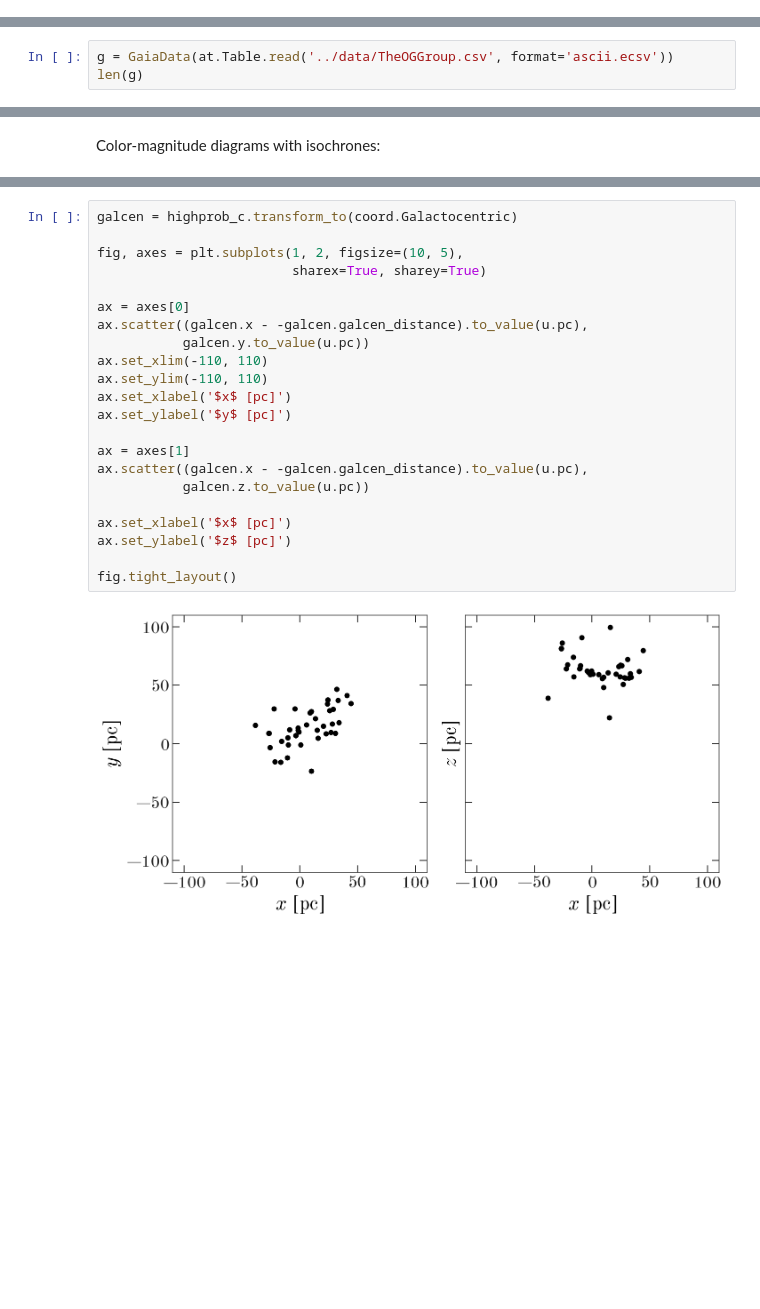
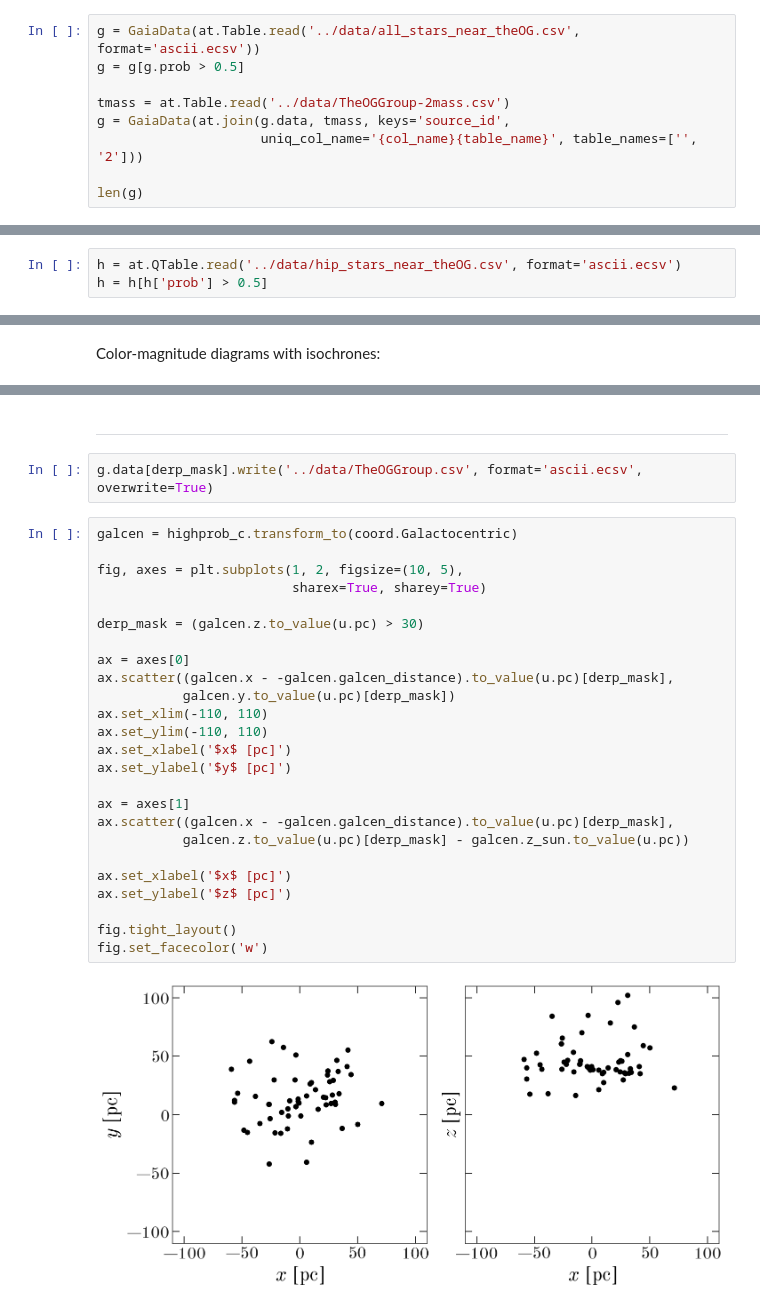
Before and after one commit to christinahedges/cuddly-system, a Jupyter notebook: notebooks/Visualize-members.ipynb, the cells around one changed output, grey strips where cells are left out. Drawn from its saved outputs; the diff is of its cells as text; blank space fills up the shorter version.

```diff
--- a/notebooks/Visualize-members.ipynb
+++ b/notebooks/Visualize-members.ipynb
@@ -20,0 +26,9 @@ from pyia import GaiaData
+# %%
+g = GaiaData(at.Table.read('../data/all_stars_near_theOG.csv', format='ascii.ecsv'))
+g = g[g.prob > 0.5]
+
+tmass = at.Table.read('../data/TheOGGroup-2mass.csv')
+g = GaiaData(at.join(g.data, tmass, keys='source_id',
+                     uniq_col_name='{col_name}{table_name}', table_names=['', '2']))
+
+len(g)
@@ -21,4 +37,4 @@ from pyia import GaiaData
 # %%
-g = GaiaData(at.Table.read('../data/TheOGGroup.csv', format='ascii.ecsv'))
-len(g)
+h = at.QTable.read('../data/hip_stars_near_theOG.csv', format='ascii.ecsv')
+h = h[h['prob'] > 0.5]
 # %% [output]
@@ -147,24 +383,31 @@ WARNING: VerifyWarning: It is strongly recommended that column names contain onl
+# %% [markdown]
+---
+# %%
+g.data[derp_mask].write('../data/TheOGGroup.csv', format='ascii.ecsv', overwrite=True)
 # %%
 galcen = highprob_c.transform_to(coord.Galactocentric)
 
 fig, axes = plt.subplots(1, 2, figsize=(10, 5),
                          sharex=True, sharey=True)
 
+derp_mask = (galcen.z.to_value(u.pc) > 30)
+
 ax = axes[0]
-ax.scatter((galcen.x - -galcen.galcen_distance).to_value(u.pc),
-           galcen.y.to_value(u.pc))
+ax.scatter((galcen.x - -galcen.galcen_distance).to_value(u.pc)[derp_mask],
+           galcen.y.to_value(u.pc)[derp_mask])
 ax.set_xlim(-110, 110)
 ax.set_ylim(-110, 110)
 ax.set_xlabel('$x$ [pc]')
 ax.set_ylabel('$y$ [pc]')
 
 ax = axes[1]
-ax.scatter((galcen.x - -galcen.galcen_distance).to_value(u.pc),
-           galcen.z.to_value(u.pc))
+ax.scatter((galcen.x - -galcen.galcen_distance).to_value(u.pc)[derp_mask],
+           galcen.z.to_value(u.pc)[derp_mask] - galcen.z_sun.to_value(u.pc))
 
 ax.set_xlabel('$x$ [pc]')
 ax.set_ylabel('$z$ [pc]')
 
 fig.tight_layout()
+fig.set_facecolor('w')
 # %% [output]
-[figure, old version]
+[figure, new version]
```
Also changed, not shown: parts of 33 cells of this notebook, 2 other files.
